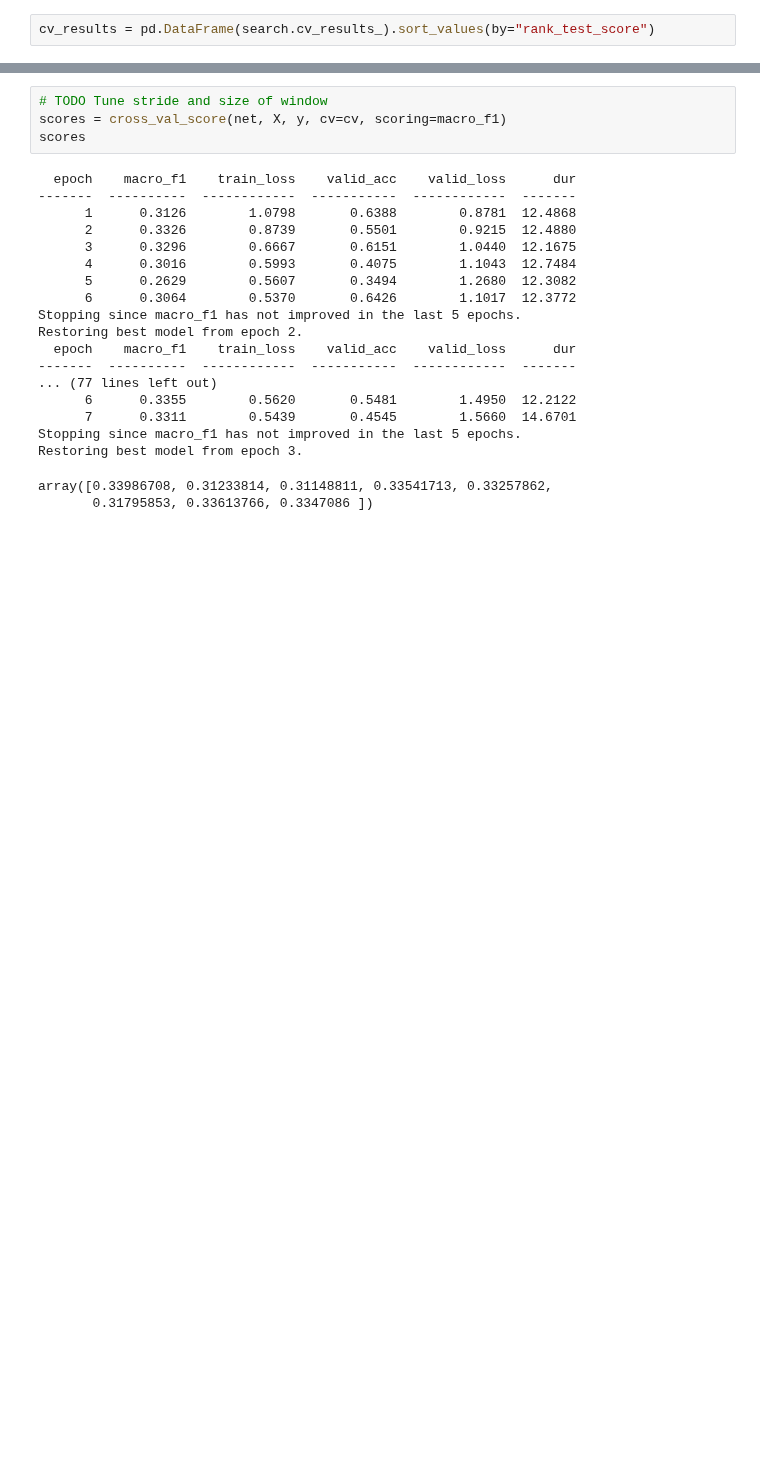
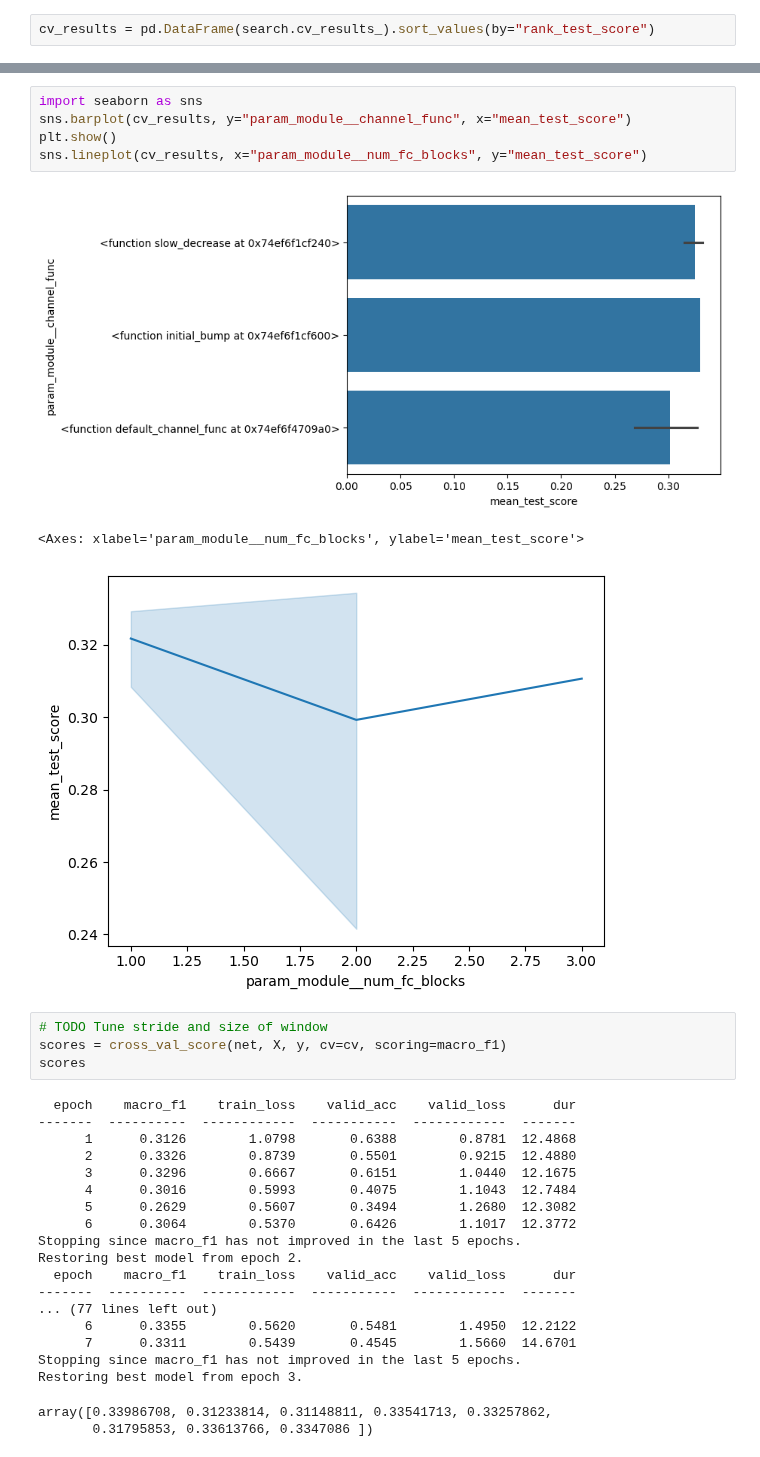
Before and after one commit to jonathan-legrand/cogpred, a Jupyter notebook: train_on_window.ipynb, the cells around one changed output, grey strips where cells are left out. Drawn from its saved outputs; the diff is of its cells as text; blank space fills up the shorter version.

```diff
--- a/train_on_window.ipynb
+++ b/train_on_window.ipynb
@@ -396,3 +426,12 @@ cv_results = pd.DataFrame(search.cv_results_).sort_values(by="rank_test_score")
+# %%
+import seaborn as sns
+sns.barplot(cv_results, y="param_module__channel_func", x="mean_test_score")
+plt.show()
+sns.lineplot(cv_results, x="param_module__num_fc_blocks", y="mean_test_score")
+# %% [output]
+[figure, added]
+<Axes: xlabel='param_module__num_fc_blocks', ylabel='mean_test_score'>
+[figure, added]
 # %%
 # TODO Tune stride and size of window
 scores = cross_val_score(net, X, y, cv=cv, scoring=macro_f1)
```
Also changed, not shown: parts of 4 cells of this notebook.
